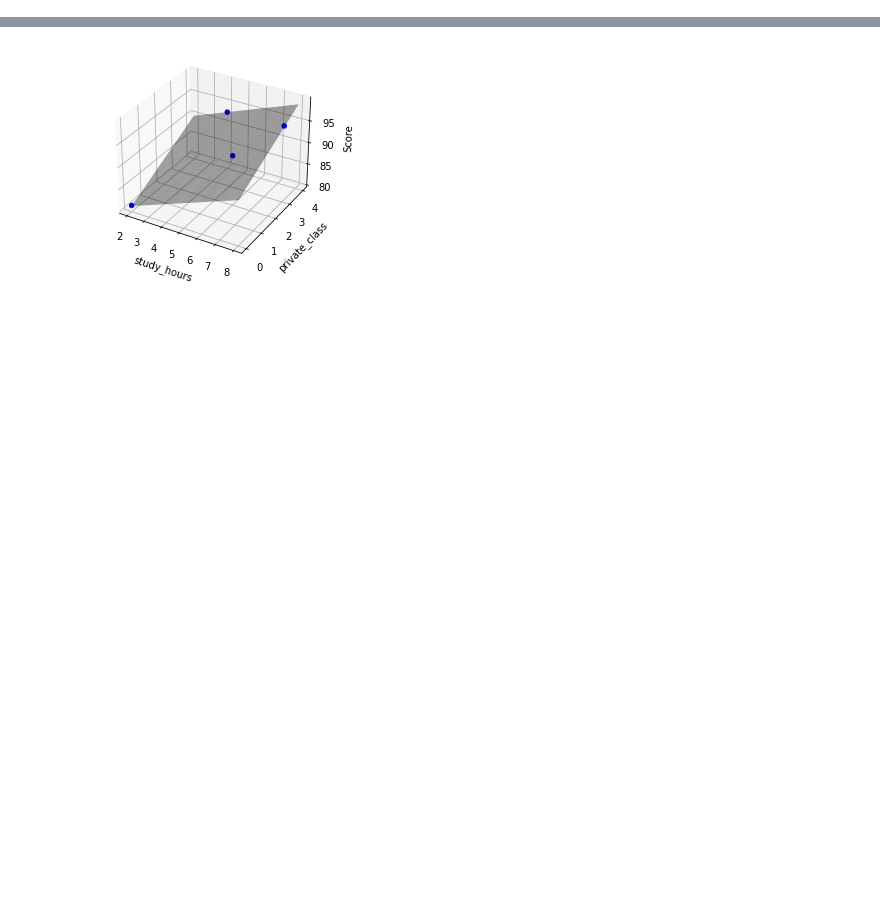
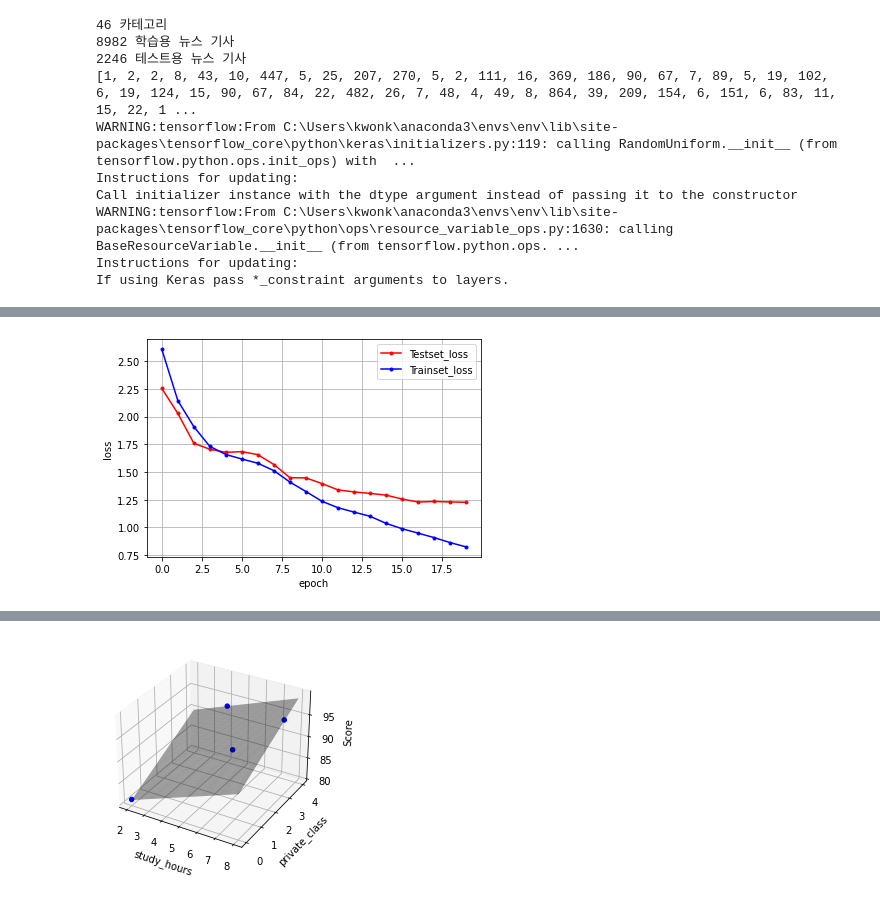
Before and after one commit to kwonkai/juno1412, a Jupyter notebook: DL/모두의 딥러닝/test.ipynb, the cells around one changed output, grey strips where cells are left out. Cells and saved outputs as stored; diff of their text form; code cells hidden in the pictures; blank space fills up the shorter version.

Commit message:
RNN_LSTM

```diff
--- a/DL/모두의 딥러닝/test.ipynb
+++ b/DL/모두의 딥러닝/test.ipynb
@@ -0,0 +5,79 @@
+# %%
+# 로이터 뉴스 데이터셋 불러오기
+from tensorflow.keras.datasets import reuters
+from tensorflow.keras.models import Sequential
+from tensorflow.keras.layers import Dense, LSTM, Embedding
+from tensorflow.keras.preprocessing import sequence
+from tensorflow.python.keras.utils import np_utils
+
+import numpy
+import tensorflow as tf
+import matplotlib.pyplot as plt
+
+# seed 값 설정
+seed = 0
+numpy.random.seed(seed)
+tf.set_random_seed(seed)
+
+# 불러온 데이터를 학습셋, 테스트셋으로 나누기
+(X_train, Y_train), (X_test, Y_test) = reuters.load_data(num_words=1000, test_split=0.2)
+
+# 데이터 확인하기
+category = numpy.max(Y_train) + 1
+print(category, '카테고리')
+print(len(X_train), '학습용 뉴스 기사')
+print(len(X_test), '테스트용 뉴스 기사')
+print(X_train[0])
+
+# 데이터 전처리
+x_train = sequence.pad_sequences(X_train, maxlen=100)
+x_test = sequence.pad_sequences(X_test, maxlen=100)
+y_train = np_utils.to_categorical(Y_train)
+y_test = np_utils.to_categorical(Y_test)
+
+# 모델의 설정
+model = Sequential()
+model.add(Embedding(1000, 100))
+model.add(LSTM(100, activation='tanh'))
+model.add(Dense(46, activation='softmax'))
+
+# 모델의 컴파일
+model.compile(loss='categorical_crossentropy',
+            optimizer='adam',
+            metrics=['accuracy'])
+
+# 모델의 실행
+history = model.fit(x_train, y_train, batch_size=100, epochs=20, validation_data=(x_test, y_test))
+
+# 테스트 정확도 출력
+print("\n Test Accuracy: %.4f" % (model.evaluate(x_test, y_test)[1]))
+
+
+# 테스트 셋의 오차
+y_vloss = history.history['val_loss']
+
+# 학습셋의 오차
+y_loss = history.history['loss']
+
+# 그래프로 표현
+x_len = numpy.arange(len(y_loss))
+plt.plot(x_len, y_vloss, marker='.', c="red", label='Testset_loss')
+plt.plot(x_len, y_loss, marker='.', c="blue", label='Trainset_loss')
+
+# 그래프에 그리드를 주고 레이블을 표시
+plt.legend(loc='upper right')
+plt.grid()
+plt.xlabel('epoch')
+plt.ylabel('loss')
+plt.show()
+# %% [output]
+46 카테고리
+8982 학습용 뉴스 기사
+2246 테스트용 뉴스 기사
+[1, 2, 2, 8, 43, 10, 447, 5, 25, 207, 270, 5, 2, 111, 16, 369, 186, 90, 67, 7, 89, 5, 19, 102, 6, 19, 124, 15, 90, 67, 84, 22, 482, 26, 7, 48, 4, 49, 8, 864, 39, 209, 154, 6, 151, 6, 83, 11, 15, 22, 1 ...
+WARNING:tensorflow:From C:\Users\kwonk\anaconda3\envs\env\lib\site-packages\tensorflow_core\python\keras\initializers.py:119: calling RandomUniform.__init__ (from tensorflow.python.ops.init_ops) with  ...
+Instructions for updating:
+Call initializer instance with the dtype argument instead of passing it to the constructor
+WARNING:tensorflow:From C:\Users\kwonk\anaconda3\envs\env\lib\site-packages\tensorflow_core\python\ops\resource_variable_ops.py:1630: calling BaseResourceVariable.__init__ (from tensorflow.python.ops. ...
+Instructions for updating:
+If using Keras pass *_constraint arguments to layers.
@@ -0,0 +101 @@
+[figure, added]
```
Also changed, not shown: parts of 6 cells of this notebook, 1 other file.
